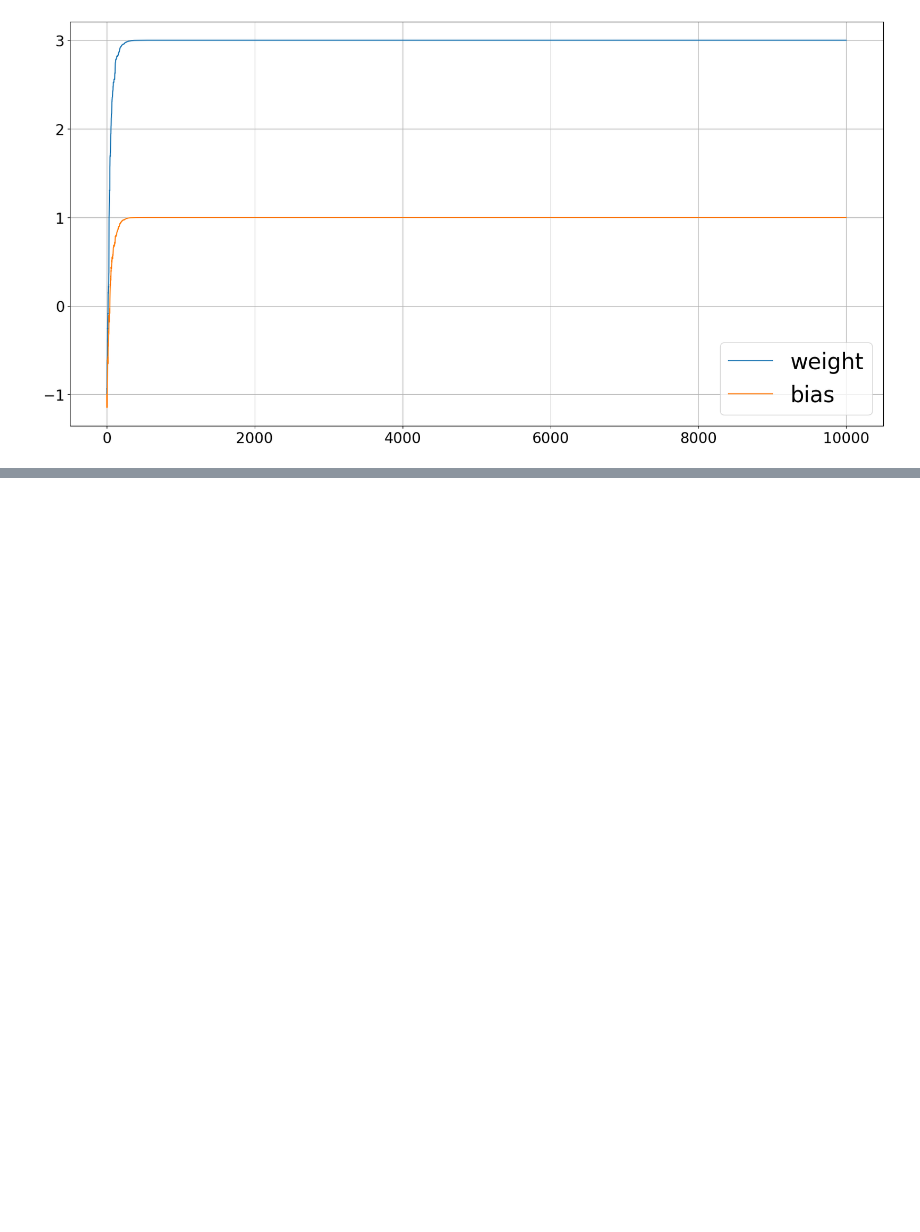
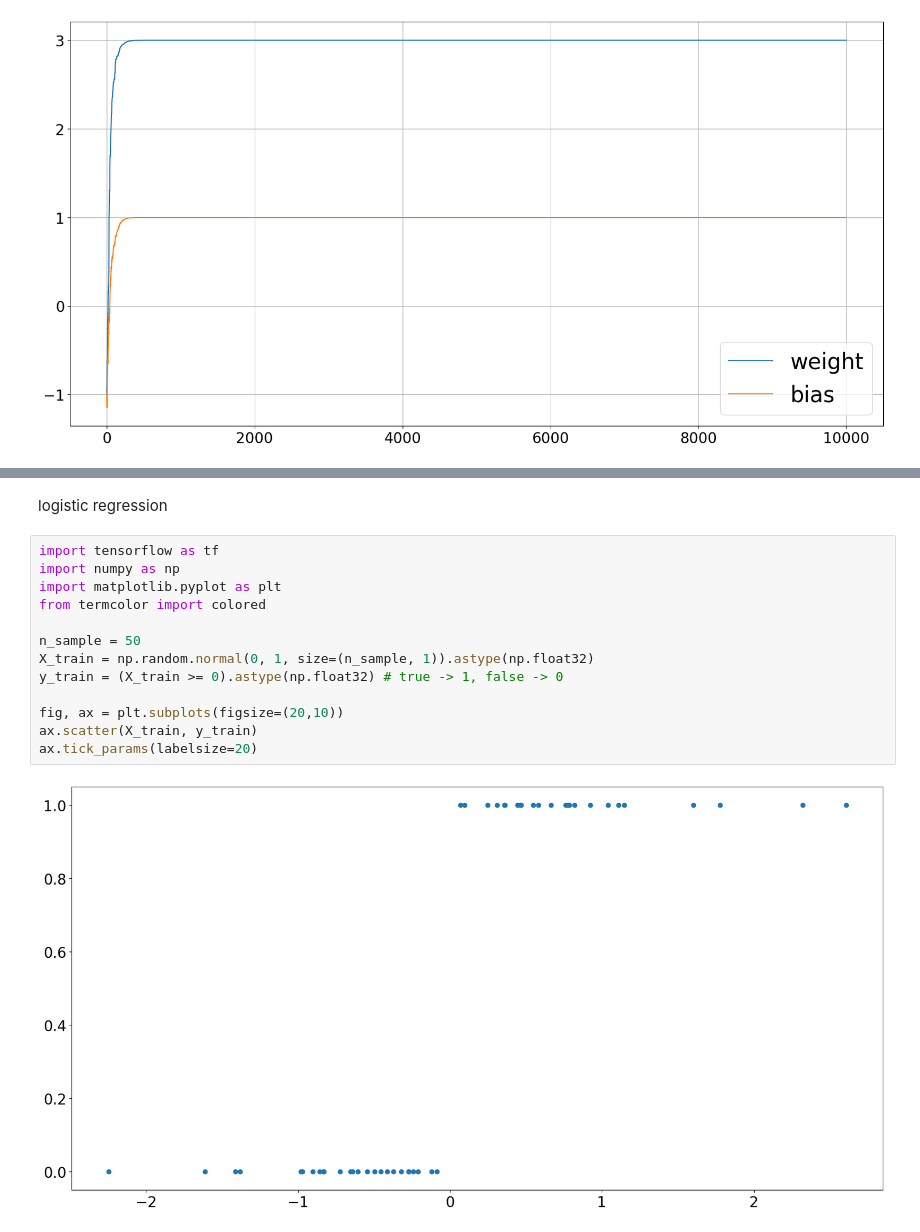
Before and after one commit to hakhyun0615/Tensorflow, a Jupyter notebook: tensorflow.ipynb, the cells around one changed output, grey strips where cells are left out. Cells and saved outputs as stored; diff of their text form; blank space fills up the shorter version.

```diff
--- a/tensorflow.ipynb
+++ b/tensorflow.ipynb
@@ -268,0 +381,17 @@ ax.grid()
+# %% [markdown]
+logistic regression
+# %%
+import tensorflow as tf
+import numpy as np
+import matplotlib.pyplot as plt
+from termcolor import colored
+
+n_sample = 50
+X_train = np.random.normal(0, 1, size=(n_sample, 1)).astype(np.float32)
+y_train = (X_train >= 0).astype(np.float32) # true -> 1, false -> 0
+
+fig, ax = plt.subplots(figsize=(20,10))
+ax.scatter(X_train, y_train)
+ax.tick_params(labelsize=20)
+# %% [output]
+[figure, added]
```
Also changed, not shown: parts of 9 cells of this notebook.
